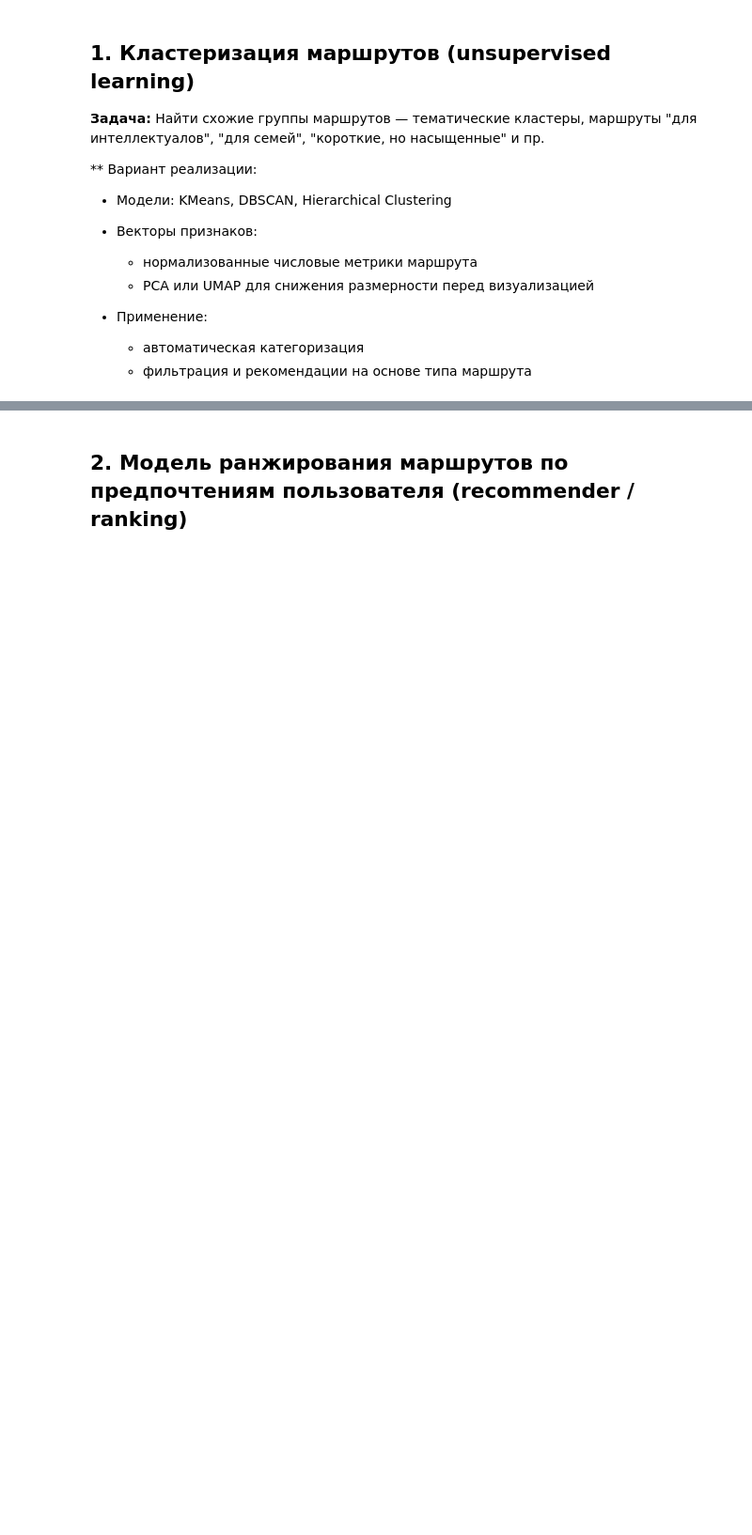
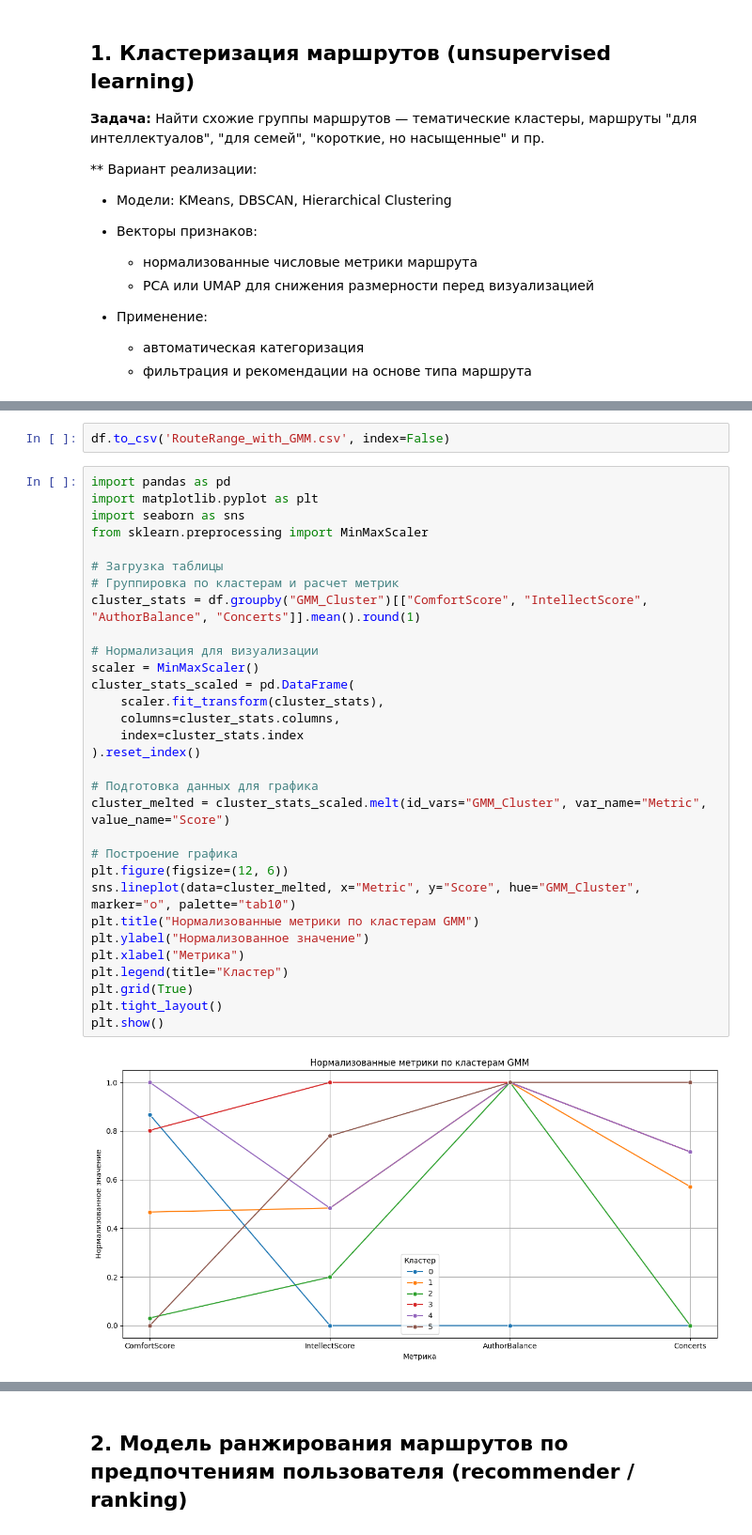
Before and after one commit to dmagog/Figaro, a Jupyter notebook: dz/04_extract_and_model/02 - GenerateRoute.ipynb, the cells around one changed output, grey strips where cells are left out. Shown at 94% size. Saved outputs shown, nothing was run; the diff lists cells and outputs as text; blank space fills up the shorter version.

```diff
--- a/dz/04_extract_and_model/02 - GenerateRoute.ipynb
+++ b/dz/04_extract_and_model/02 - GenerateRoute.ipynb
@@ -1239,0 +1432,35 @@ Name: count, Length: 76, dtype: int64
+# %%
+df.to_csv('RouteRange_with_GMM.csv', index=False)
+# %%
+import pandas as pd
+import matplotlib.pyplot as plt
+import seaborn as sns
+from sklearn.preprocessing import MinMaxScaler
+
+# Загрузка таблицы
+# Группировка по кластерам и расчет метрик
+cluster_stats = df.groupby("GMM_Cluster")[["ComfortScore", "IntellectScore", "AuthorBalance", "Concerts"]].mean().round(1)
+
+# Нормализация для визуализации
+scaler = MinMaxScaler()
+cluster_stats_scaled = pd.DataFrame(
+    scaler.fit_transform(cluster_stats),
+    columns=cluster_stats.columns,
+    index=cluster_stats.index
+).reset_index()
+
+# Подготовка данных для графика
+cluster_melted = cluster_stats_scaled.melt(id_vars="GMM_Cluster", var_name="Metric", value_name="Score")
+
+# Построение графика
+plt.figure(figsize=(12, 6))
+sns.lineplot(data=cluster_melted, x="Metric", y="Score", hue="GMM_Cluster", marker="o", palette="tab10")
+plt.title("Нормализованные метрики по кластерам GMM")
+plt.ylabel("Нормализованное значение")
+plt.xlabel("Метрика")
+plt.legend(title="Кластер")
+plt.grid(True)
+plt.tight_layout()
+plt.show()
+# %% [output]
+[figure, added]
```
Also changed, not shown: parts of 14 cells of this notebook, 3 other files.
